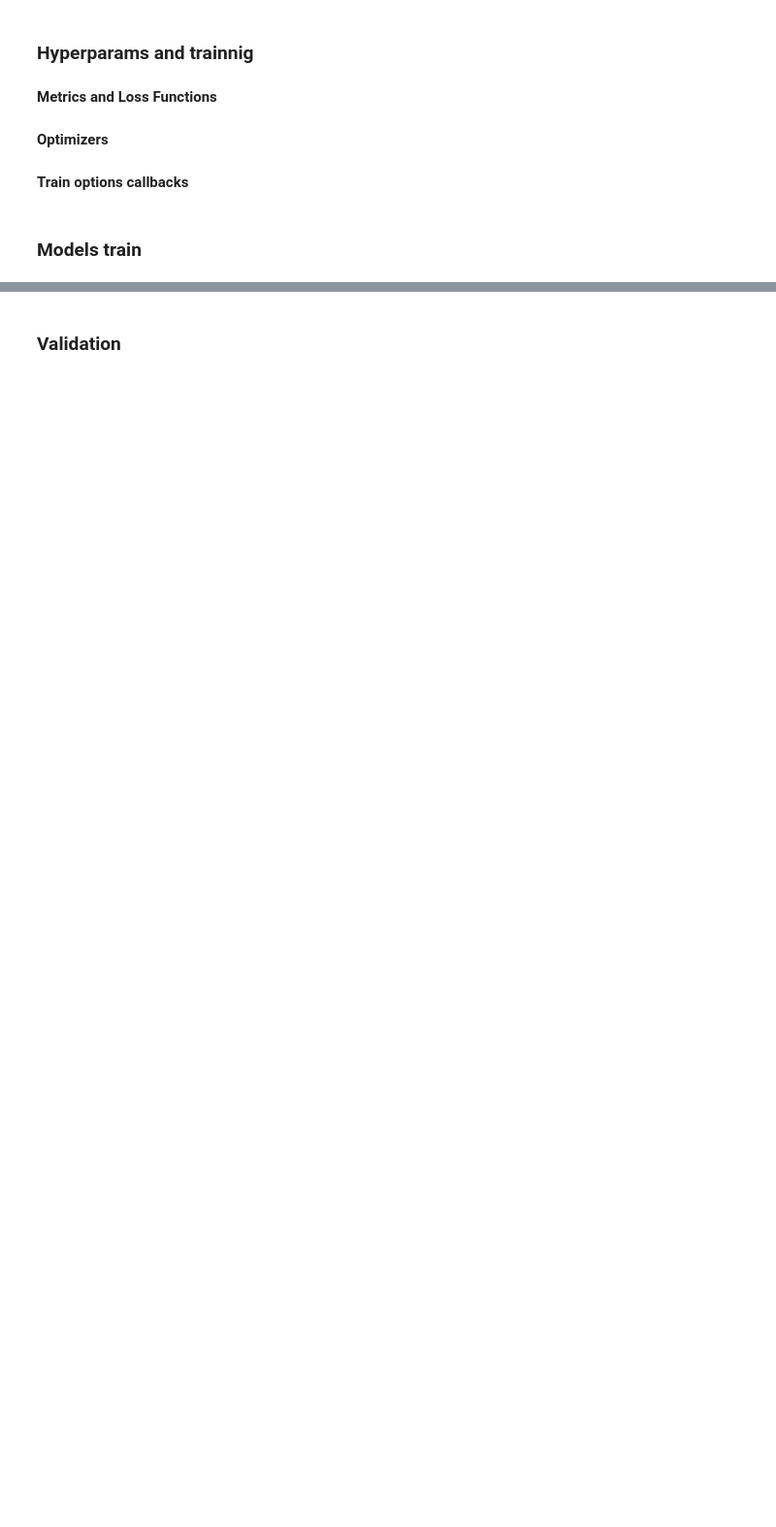
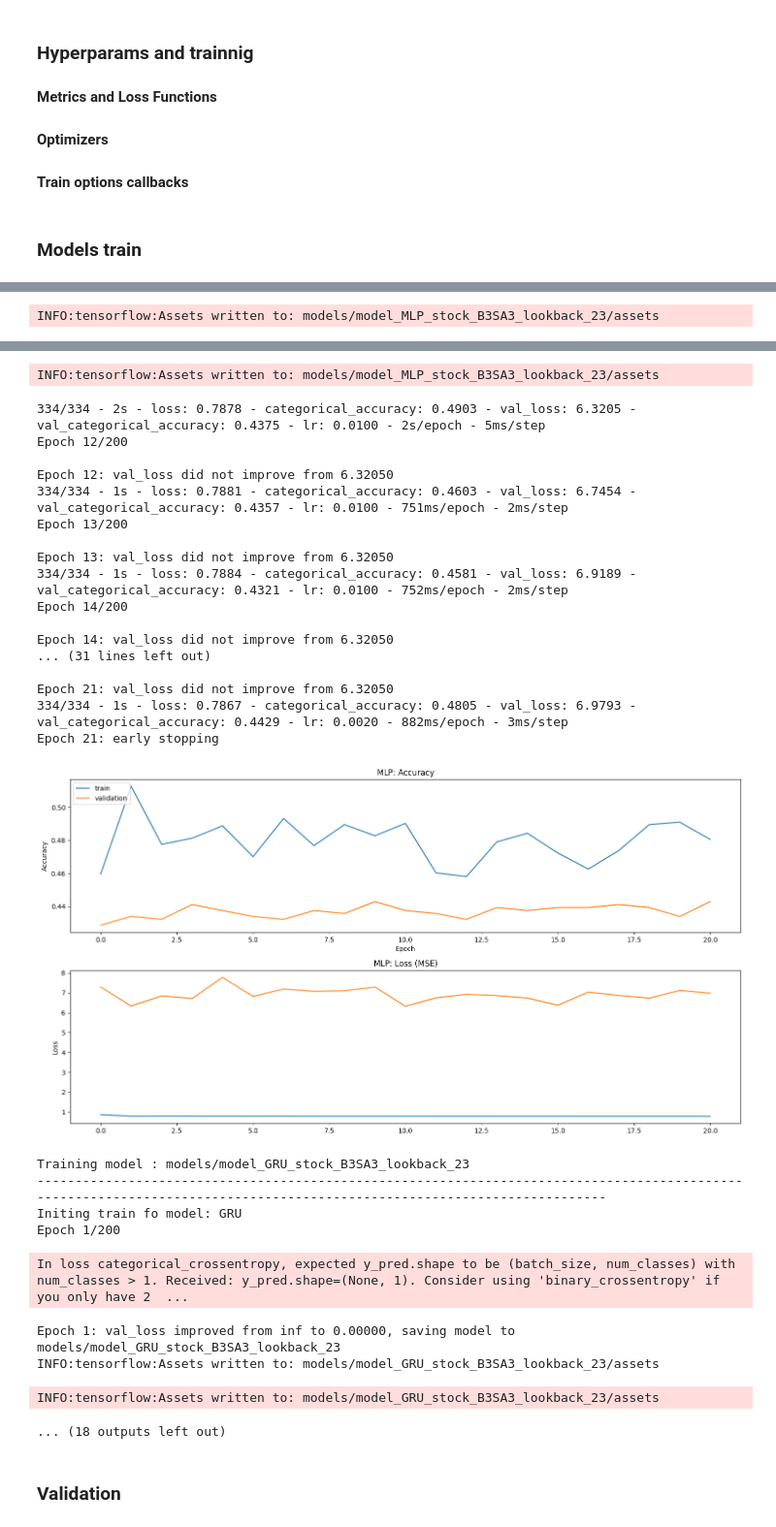
Before and after one commit to brunoodutra/Time_Series_Forecast, a Jupyter notebook: acoes/stock_classification.ipynb, the cells around one changed output, grey strips where cells are left out. Shown at 97% size. Drawn from its saved outputs; the diff is of its cells as text; code cells hidden in the pictures; blank space fills up the shorter version.

```diff
--- a/acoes/stock_classification.ipynb
+++ b/acoes/stock_classification.ipynb
@@ -987,7 +1034,8 @@ _________________________________________________________________
 # %%
 model_name= "GRU"
 # Camada de entrada
-
+input_shape = (X_data.shape[1],1)  # Assuming your input shape
+input_data = Input(shape=input_shape)
 # Camada LSTM
 GRU_output  = GRU(64)(input_data)
 
@@ -1041,6 +1089,8 @@ class Attention(tf.keras.layers.Layer):
 # %%
 model_name= "LSTM_AT"
 # Camada de entrada
+input_shape = (X_data.shape[1],1)  # Assuming your input shape
+input_data = Input(shape=input_shape)
 
 LSTM_output = tf.keras.layers.LSTM(64, return_sequences=True)(input_data)
 
@@ -1095,7 +1145,7 @@ MAPE = tf.keras.losses.mean_absolute_percentage_error
 **Optimizers**
 # %%
 def get_optimizer():
-    optimizer1 = tf.keras.optimizers.Adam(learning_rate=0.1, beta_1=0.9, beta_2=0.999, epsilon=1e-08, amsgrad=True, name="Adam")
+    optimizer1 = tf.keras.optimizers.Adam(learning_rate=0.05, beta_1=0.9, beta_2=0.999, epsilon=1e-08, amsgrad=True, name="Adam")
     #optimizer1 = tf.keras.optimizers.RMSprop(learning_rate=0.05)
     return optimizer1
     #
@@ -1124,15 +1174,16 @@ def checkpoints(model_name):
 ### Models train
 # %%
 categorical_accuracy =tf.keras.metrics.categorical_accuracy
+loss =tf.keras.losses.categorical_crossentropy
 # %%
-#list_of_models=[model_MLP, model_GRU, model_CNN_LSTM, model_LSTM, model_LSTM_AT]
+list_of_models=[model_MLP, model_GRU, model_CNN_LSTM, model_LSTM, model_LSTM_AT]
 #list_of_models=[model_LSTM, model_LSTM_AT, model_GRU ]
-list_of_models=[model_CNN_MultiHead]
+#list_of_models=[model_MLP]
 
 for model in list_of_models:
     optimizer = get_optimizer()
     csvLogger, model_checkpoint_callback  = checkpoints(model._name)
-    model.compile(loss=['categorical_crossentropy'], optimizer=optimizer, metrics=['categorical_accuracy'])
+    model.compile(loss=[loss], optimizer=optimizer, metrics=['categorical_accuracy'])
 
     print('------------------------------------------------------------------------------------------------------------------------------------------------------------------------')
     print(f'Initing train fo model: {model._name}')
@@ -1143,11 +1194,11 @@ for model in list_of_models:
         epochs=200,
         callbacks=[EarlyStopping, reduceLr, model_checkpoint_callback, csvLogger],
         validation_data=X_data_gen_val,
-        verbose=0
+        verbose=2
     )
     # Assuming history_metric, history_metric_val, history are defined elsewhere
 
-    fig, axes = plt.subplots(3, 1, figsize=(15, 8))  # Create subplots programmatically
+    fig, axes = plt.subplots(2, 1, figsize=(15, 8))  # Create subplots programmatically
 
     # Plot accuracy, sharing x-axis with NRMSE
     axes[0].plot(history.history['categorical_accuracy'])
@@ -1179,0 +1240 @@ ValueError: Failed to find data adapter that can handle input: <class '__main__.
+INFO:tensorflow:Assets written to: models/model_MLP_stock_B3SA3_lookback_23/assets
@@ -1180,3 +1258,31 @@ ValueError: Failed to find data adapter that can handle input: <class '__main__.
+INFO:tensorflow:Assets written to: models/model_MLP_stock_B3SA3_lookback_23/assets
+334/334 - 2s - loss: 0.7878 - categorical_accuracy: 0.4903 - val_loss: 6.3205 - val_categorical_accuracy: 0.4375 - lr: 0.0100 - 2s/epoch - 5ms/step
+Epoch 12/200
+
+Epoch 12: val_loss did not improve from 6.32050
+334/334 - 1s - loss: 0.7881 - categorical_accuracy: 0.4603 - val_loss: 6.7454 - val_categorical_accuracy: 0.4357 - lr: 0.0100 - 751ms/epoch - 2ms/step
+Epoch 13/200
+
+Epoch 13: val_loss did not improve from 6.32050
+334/334 - 1s - loss: 0.7884 - categorical_accuracy: 0.4581 - val_loss: 6.9189 - val_categorical_accuracy: 0.4321 - lr: 0.0100 - 752ms/epoch - 2ms/step
+Epoch 14/200
+
+Epoch 14: val_loss did not improve from 6.32050
+... (31 lines left out)
+
+Epoch 21: val_loss did not improve from 6.32050
+334/334 - 1s - loss: 0.7867 - categorical_accuracy: 0.4805 - val_loss: 6.9793 - val_categorical_accuracy: 0.4429 - lr: 0.0020 - 882ms/epoch - 3ms/step
+Epoch 21: early stopping
+[figure, added]
+Training model : models/model_GRU_stock_B3SA3_lookback_23
+------------------------------------------------------------------------------------------------------------------------------------------------------------------------
+Initing train fo model: GRU
+Epoch 1/200
+In loss categorical_crossentropy, expected y_pred.shape to be (batch_size, num_classes) with num_classes > 1. Received: y_pred.shape=(None, 1). Consider using 'binary_crossentropy' if you only have 2  ...
+Epoch 1: val_loss improved from inf to 0.00000, saving model to models/model_GRU_stock_B3SA3_lookback_23
+INFO:tensorflow:Assets written to: models/model_GRU_stock_B3SA3_lookback_23/assets
+INFO:tensorflow:Assets written to: models/model_GRU_stock_B3SA3_lookback_23/assets
+... (18 outputs left out)
 # %% [markdown]
 ### Validation
 # %%
```
Also changed, not shown: parts of 26 cells of this notebook.
